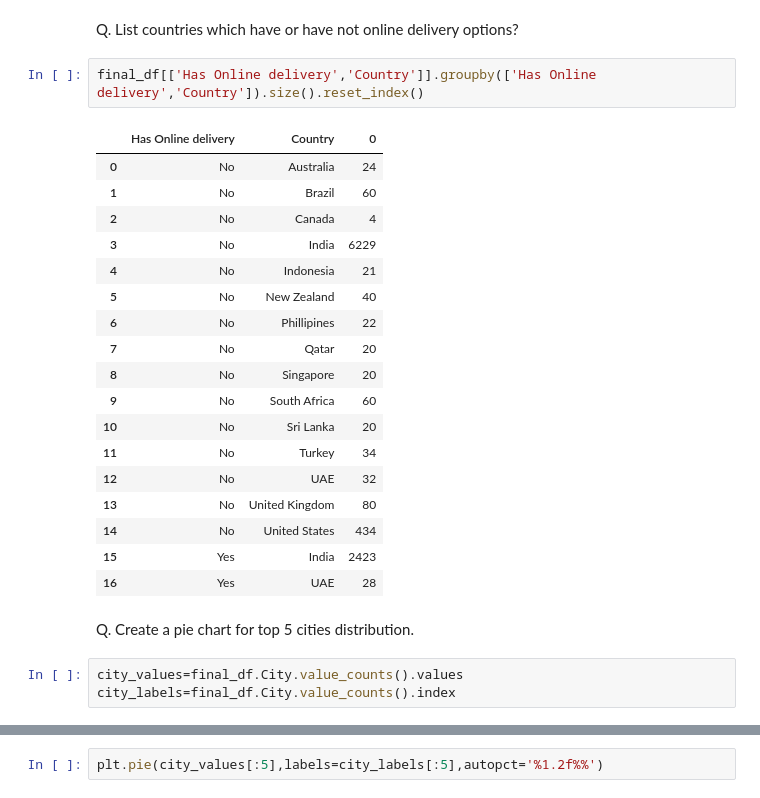
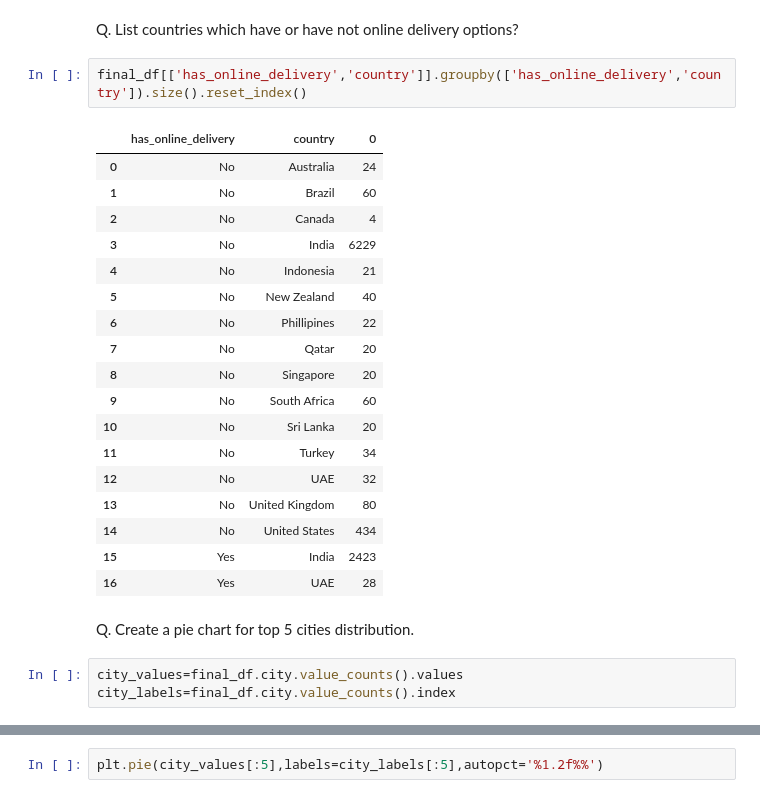
Before and after one commit to kirandhasade/zomato_data_analysis, a Jupyter notebook: Zomato dataset.ipynb, the cells around one changed output, grey strips where cells are left out. Cells and saved outputs as stored; diff of their text form.

```diff
--- a/Zomato dataset.ipynb
+++ b/Zomato dataset.ipynb
@@ -421,9 +421,9 @@ Count of Indian customers are more in Online Delivery option
 # %% [markdown]
 Q. List countries which have or have not online delivery options?
 # %%
-final_df[['Has Online delivery','Country']].groupby(['Has Online delivery','Country']).size().reset_index()
+final_df[['has_online_delivery','country']].groupby(['has_online_delivery','country']).size().reset_index()
 # %% [output]
-|  | Has Online delivery | Country | 0 |
+|  | has_online_delivery | country | 0 |
 | 0 | No | Australia | 24 |
 | 1 | No | Brazil | 60 |
 | 2 | No | Canada | 4 |
@@ -444,6 +444,6 @@ final_df[['Has Online delivery','Country']].groupby(['Has Online delivery','Coun
 # %% [markdown]
 Q. Create a pie chart for  top 5 cities distribution.
 # %%
-city_values=final_df.City.value_counts().values
-city_labels=final_df.City.value_counts().index
+city_values=final_df.city.value_counts().values
+city_labels=final_df.city.value_counts().index
 # %%
```
Also changed, not shown: parts of 17 cells of this notebook.
